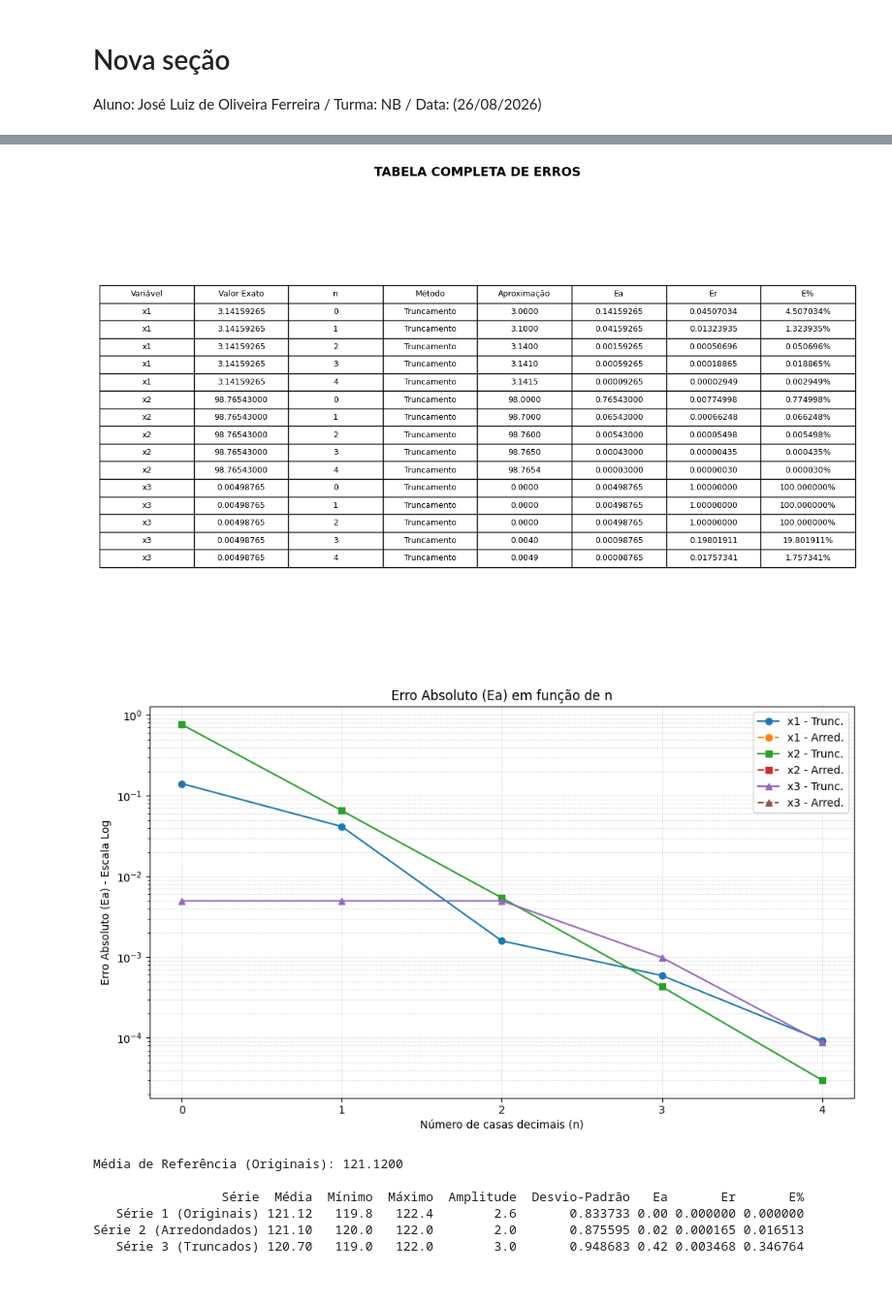
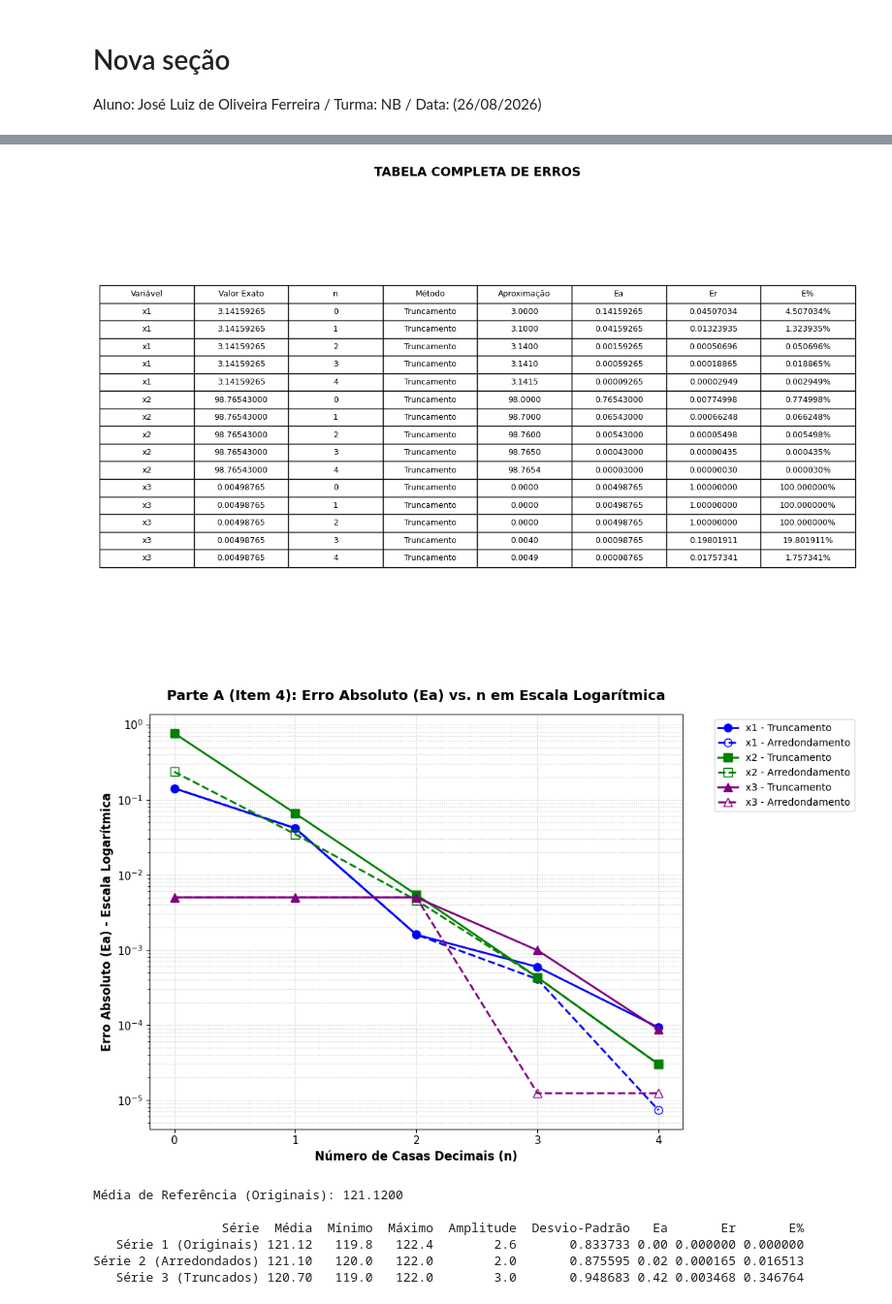
Before and after one commit to jferreira04-cloud/Calculo_num-rico_lobosco, a Jupyter notebook: ATIVIDADE_COMPUTACIONAL_I.ipynb, the cells around one changed output, grey strips where cells are left out. Shown at 97% size. Drawn from its saved outputs; the diff is of its cells as text; code cells hidden in the pictures.

```diff
--- a/ATIVIDADE_COMPUTACIONAL_I.ipynb
+++ b/ATIVIDADE_COMPUTACIONAL_I.ipynb
@@ -102,60 +102,99 @@ plt.savefig("tabela_resultados.png", dpi=300, bbox_inches="tight")
 # Exibe a imagem da tabela na tela
 plt.show()
 
 
 
 # 5. GRÁFICO LOGARÍTMICO (Item 4)
-plt.figure(figsize=(10, 6))
-estilos = {"x1": "o", "x2": "s", "x3": "^"}
+import math
+import matplotlib.pyplot as plt
+import pandas as pd
 
-for nome_x in valores.keys():
-    df_trunc = df[(df["Variável"] == nome_x) & (df["Método"] == "Truncamento")]
-    plt.plot(
-        df_trunc["n"],
-        df_trunc["Ea"],
-        marker=estilos[nome_x],
-        linestyle="-",
-        label=f"{nome_x} - Trunc.",
-    )
+# 1. Função de truncamento
+def truncar(numero, casas):
+    fator = 10**casas
+    return math.trunc(numero * fator) / fator
 
-    df_arr = df[(df["Variável"] == nome_x) & (df["Método"] == "Arredondamento")]
-    plt.plot(
-        df_arr["n"],
-        df_arr["Ea"],
-        marker=estilos[nome_x],
-        linestyle="--",
-        label=f"{nome_x} - Arred.",
-    )
+# 2. Dados de entrada da Parte A
+valores = {
+    'x1': 3.14159265,
+    'x2': 98.76543,
+    'x3': 0.00498765
+}
+casas_n = [0, 1, 2, 3, 4]
+resultados = []
 
-plt.yscale("log")
-plt.xlabel("Número de casas decimais (n)")
-plt.ylabel("Erro Absoluto (Ea) - Escala Log")
-plt.title("Erro Absoluto (Ea) em função de n")
-plt.xticks(casas_n)
-plt.grid(True, which="both", linestyle=":", alpha=0.6)
-plt.legend()
+# 3. Processamento dos dados para o gráfico
+for nome_x, x_exato in valores.items():
+    for n in casas_n:
+        # Truncamento
+        v_trunc = truncar(x_exato, n)
+        Ea_trunc = abs(x_exato - v_trunc)
+        resultados.append({'Variável': nome_x, 'n': n, 'Método': 'Truncamento', 'Ea': Ea_trunc})
+
+        # Arredondamento
+        v_arred = round(x_exato, n)
+        Ea_arred = abs(x_exato - v_arred)
+        resultados.append({'Variável': nome_x, 'n': n, 'Método': 'Arredondamento', 'Ea': Ea_arred})
+
+df = pd.DataFrame(resultados)
+
+# GRÁFICO COMPLETO DA PARTE A (ITEM 4)
+
+plt.figure(figsize=(11, 7))
+
+# Mapeamento de cores e marcadores para cada variável
+estilos_var = {'x1': ('blue', 'o'), 'x2': ('green', 's'), 'x3': ('purple', '^')}
+
+for nome_x, (cor, marcador) in estilos_var.items():
+    # Dados de Truncamento (Linha Contínua)
+    df_trunc = df[(df['Variável'] == nome_x) & (df['Método'] == 'Truncamento')]
+    plt.plot(df_trunc['n'], df_trunc['Ea'],
+             color=cor, marker=marcador, linestyle='-', linewidth=2, markersize=8,
+             label=f'{nome_x} - Truncamento')
+
+    # Dados de Arredondamento (Linha Tracejada)
+    df_arr = df[(df['Variável'] == nome_x) & (df['Método'] == 'Arredondamento')]
+    plt.plot(df_arr['n'], df_arr['Ea'],
+             color=cor, marker=marcador, linestyle='--', linewidth=2, markersize=8, fillstyle='none',
+             label=f'{nome_x} - Arredondamento')
+
+# Configurações essenciais da Escala Logarítmica e Eixos
+plt.yscale('log')  # Escala logarítmica no eixo Y
+plt.xlabel('Número de Casas Decimais (n)', fontsize=12, fontweight='bold')
+plt.ylabel('Erro Absoluto (Ea) - Escala Logarítmica', fontsize=12, fontweight='bold')
+plt.title('Parte A (Item 4): Erro Absoluto (Ea) vs. n em Escala Logarítmica', fontsize=14, fontweight='bold', pad=15)
+
+# Ajuste dos eixos e grade para visualização de escala logarítmica
+plt.xticks(casas_n, fontsize=11)
+plt.yticks(fontsize=11)
+plt.grid(True, which='both', linestyle=':', alpha=0.7)  # Exibe a grade principal e secundária da escala log
+
+# Legenda fora do gráfico para não cobrir as linhas
+plt.legend(bbox_to_anchor=(1.05, 1), loc='upper left', fontsize=10, frameon=True)
 plt.tight_layout()
+
+# Exibe o gráfico
 plt.show()
 # %% [output]
 x1 = 3.14159265
 n = 0 Truncado: 3  Arredondado: 3
    Ea: 0.14159265 Er: 0.04507034  E%: 4.507034%
 n = 1 Truncado: 3.1  Arredondado: 3.1
    Ea: 0.04159265 Er: 0.01323935  E%: 1.323935%
 n = 2 Truncado: 3.14  Arredondado: 3.14
    Ea: 0.00159265 Er: 0.00050696  E%: 0.050696%
 n = 3 Truncado: 3.141  Arredondado: 3.142
    Ea: 0.00059265 Er: 0.00018865  E%: 0.018865%
 n = 4 Truncado: 3.1415  Arredondado: 3.1416
    Ea: 0.00009265 Er: 0.00002949  E%: 0.002949%
 
 ... (37 lines left out)
       x3     0.004988  1 Truncamento       0.0000 0.004988 1.000000e+00 100.000000
       x3     0.004988  2 Truncamento       0.0000 0.004988 1.000000e+00 100.000000
       x3     0.004988  3 Truncamento       0.0040 0.000988 1.980191e-01  19.801911
       x3     0.004988  4 Truncamento       0.0049 0.000088 1.757341e-02   1.757341
 [figure]
-[figure, old version]
+[figure, new version]
 # %%
 #B1
 
```
Also changed, not shown: parts of 3 cells of this notebook.
